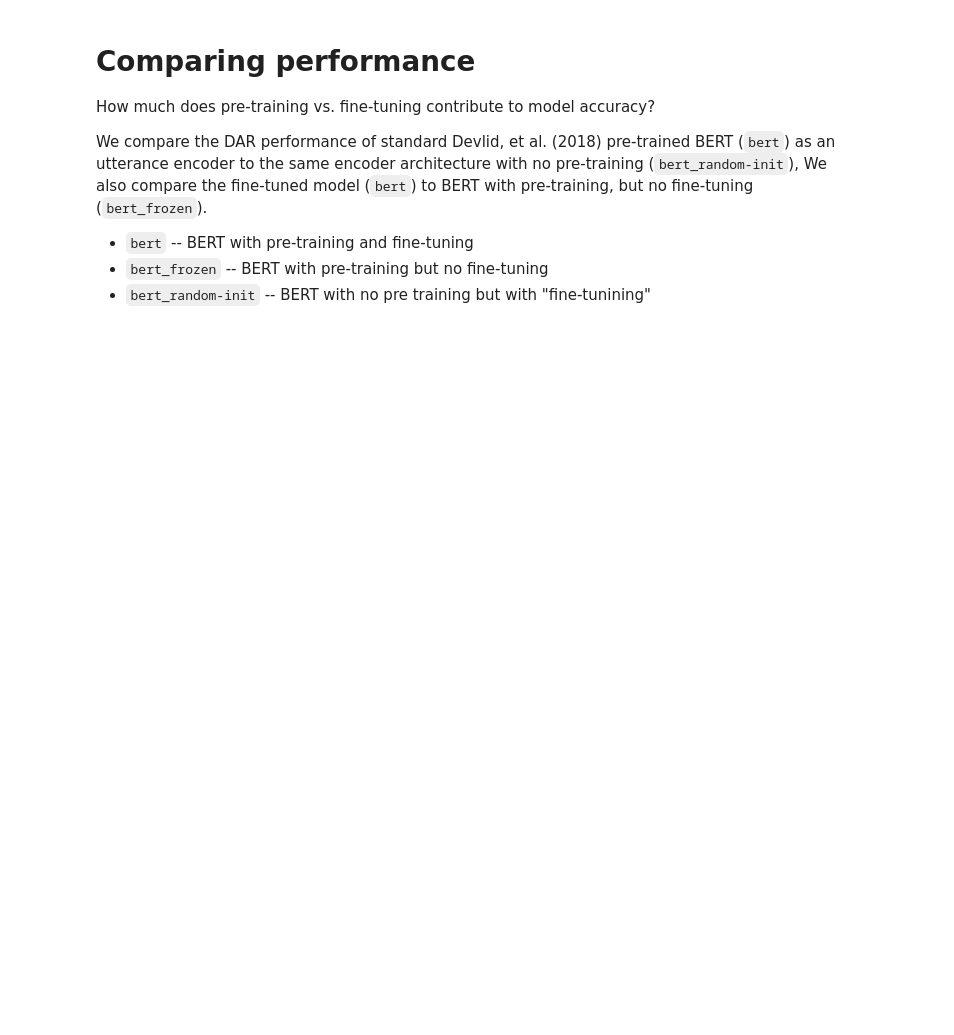
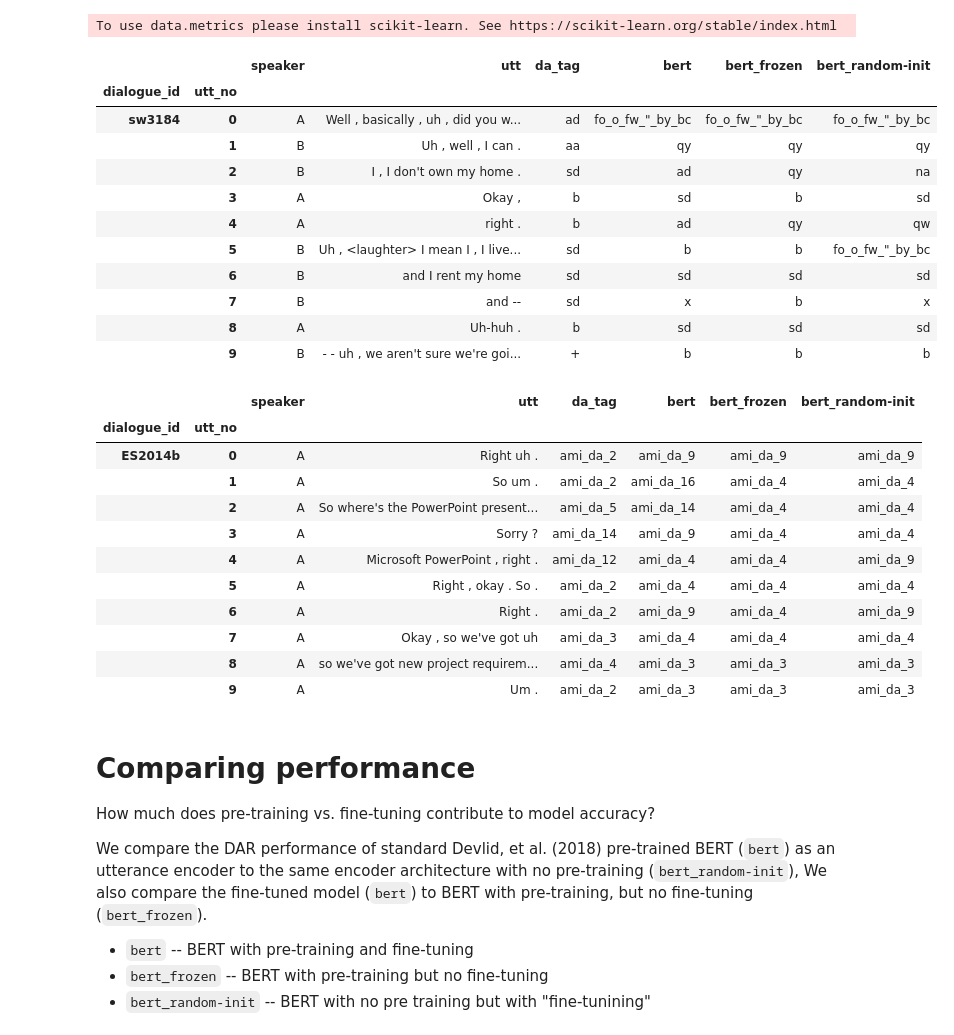
Before and after one commit to GU-CLASP/DistributionalDiscourse, a Jupyter notebook: analysis/ACL/Experiment 2.ipynb, the cells around one changed output. Saved outputs shown, nothing was run; the diff lists cells and outputs as text; code cells hidden in the pictures; blank space fills up the shorter version.

Commit message:
update data sources to correct predictions

```diff
--- a/analysis/ACL/Experiment 2.ipynb
+++ b/analysis/ACL/Experiment 2.ipynb
@@ -79,3 +1,48 @@ display(dfa.head(10))
+# %%
+from IPython.display import display
+import matplotlib.pyplot as plt
+
+import json
+import os
+import pandas as pd
+
+from util import gen_model_preds_df
+
+models = ['bert', 'bert_frozen', 'bert_random-init']
+
+model_dirs = [f'../../models/SWDA-L_{model}_2019-11-20/' for model in models]
+dfs = gen_model_preds_df('SWDA', models, model_dirs)
+display(dfs.head(10))
+
+model_dirs = [f'../../models/AMI-DA-L_{model}_2019-11-20/' for model in models]
+dfa = gen_model_preds_df('AMI-DA', models, model_dirs)
+display(dfa.head(10))
+# %% [output]
+To use data.metrics please install scikit-learn. See https://scikit-learn.org/stable/index.html
+|  |  | speaker | utt | da_tag | bert | bert_frozen | bert_random-init |
+| dialogue_id | utt_no |  |  |  |  |  |  |
+| sw3184 | 0 | A | Well , basically , uh , did you w... | ad | fo_o_fw_"_by_bc | fo_o_fw_"_by_bc | fo_o_fw_"_by_bc |
+|  | 1 | B | Uh , well , I can . | aa | qy | qy | qy |
+|  | 2 | B | I , I don't own my home . | sd | ad | qy | na |
+|  | 3 | A | Okay , | b | sd | b | sd |
+|  | 4 | A | right . | b | ad | qy | qw |
+|  | 5 | B | Uh , <laughter> I mean I , I live... | sd | b | b | fo_o_fw_"_by_bc |
+|  | 6 | B | and I rent my home | sd | sd | sd | sd |
+|  | 7 | B | and -- | sd | x | b | x |
+|  | 8 | A | Uh-huh . | b | sd | sd | sd |
+|  | 9 | B | - - uh , we aren't sure we're goi... | + | b | b | b |
+|  |  | speaker | utt | da_tag | bert | bert_frozen | bert_random-init |
+| dialogue_id | utt_no |  |  |  |  |  |  |
+| ES2014b | 0 | A | Right uh . | ami_da_2 | ami_da_9 | ami_da_9 | ami_da_9 |
+|  | 1 | A | So um . | ami_da_2 | ami_da_16 | ami_da_4 | ami_da_4 |
+|  | 2 | A | So where's the PowerPoint present... | ami_da_5 | ami_da_14 | ami_da_4 | ami_da_4 |
+|  | 3 | A | Sorry ? | ami_da_14 | ami_da_9 | ami_da_4 | ami_da_4 |
+|  | 4 | A | Microsoft PowerPoint , right . | ami_da_12 | ami_da_4 | ami_da_4 | ami_da_9 |
+|  | 5 | A | Right , okay . So . | ami_da_2 | ami_da_4 | ami_da_4 | ami_da_4 |
+|  | 6 | A | Right . | ami_da_2 | ami_da_9 | ami_da_4 | ami_da_9 |
+|  | 7 | A | Okay , so we've got uh | ami_da_3 | ami_da_4 | ami_da_4 | ami_da_4 |
+|  | 8 | A | so we've got new project requirem... | ami_da_4 | ami_da_3 | ami_da_3 | ami_da_3 |
+|  | 9 | A | Um . | ami_da_2 | ami_da_3 | ami_da_3 | ami_da_3 |
 # %% [markdown]
 # Comparing performance
 
```
Also changed, not shown: parts of 5 cells of this notebook, 2 other files.
